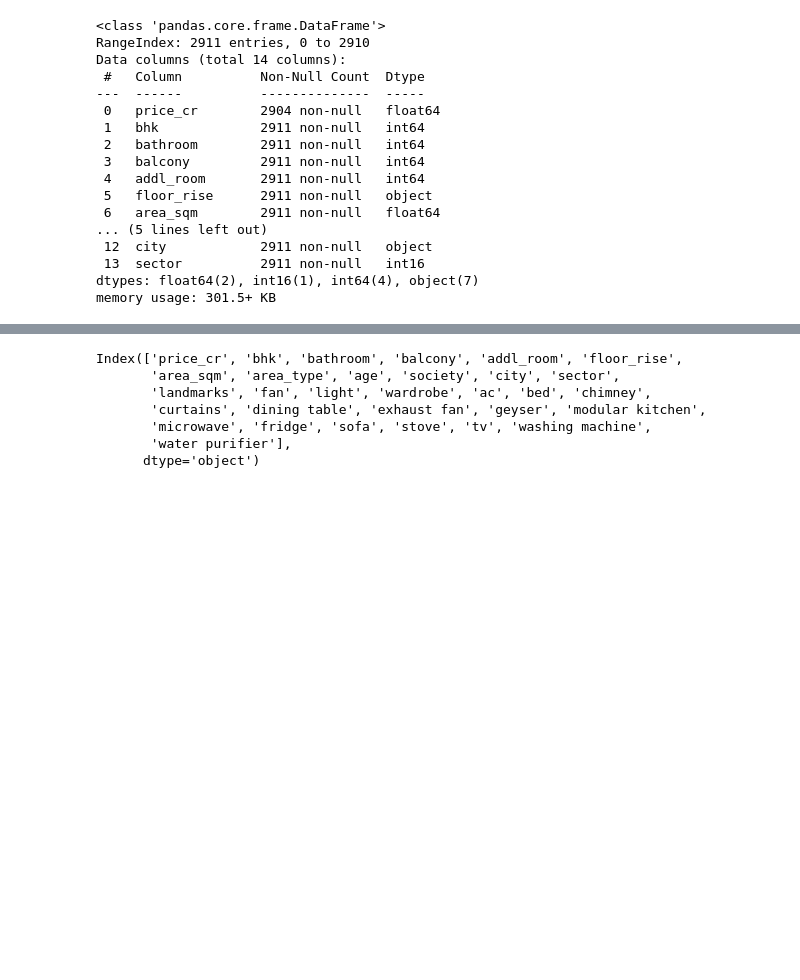
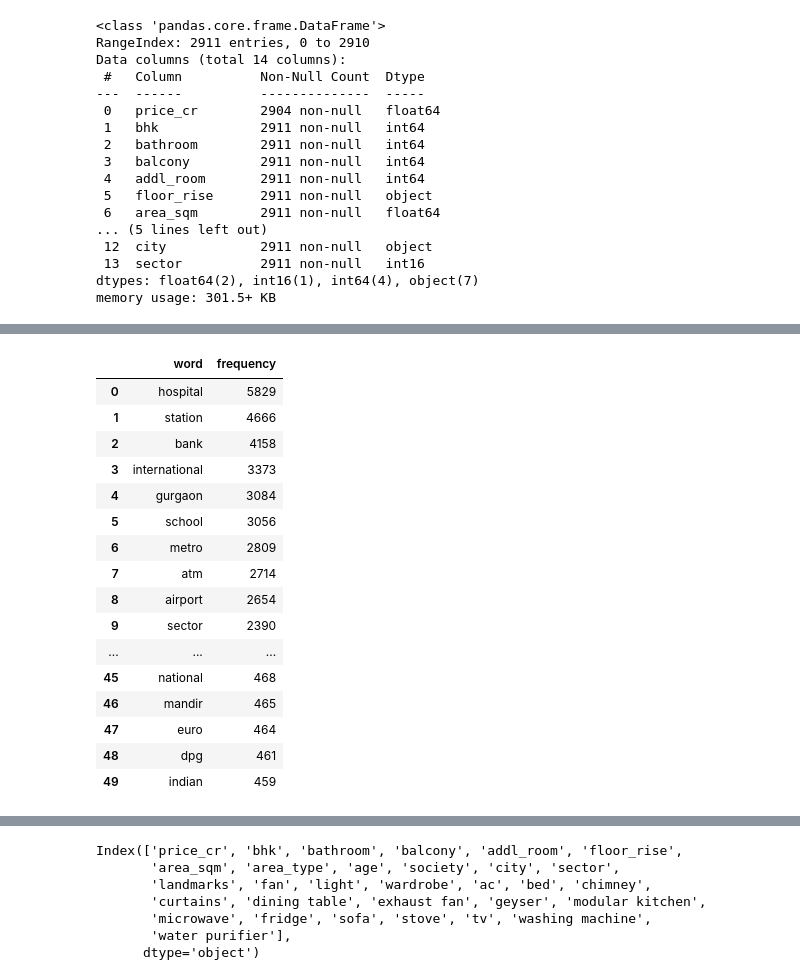
Before and after one commit to grv08singh/14_Proj_ML_99Acres, a Jupyter notebook: 04_FeatureEngg_FeatureExtraction.ipynb, the cells around one changed output, grey strips where cells are left out. Saved outputs shown, nothing was run; the diff lists cells and outputs as text; code cells hidden in the pictures; blank space fills up the shorter version.

```diff
--- a/04_FeatureEngg_FeatureExtraction.ipynb
+++ b/04_FeatureEngg_FeatureExtraction.ipynb
@@ -250,3 +253,45 @@ df.sample(4)
+# %%
+import ast
+from collections import Counter
+
+df['landmark_1'] = df['landmarks'].apply(
+    lambda x: ast.literal_eval(x) if isinstance(x, str) else x
+)
+
+stopwords = {'the', 'a', 'an', 'and', 'of', 'in', 'at', 'to', 'is', 'for', 'on'}
+
+all_words = []
+for landmark_list in df['landmarks']:
+    for landmark in landmark_list:
+        # Lowercase, remove special characters, split into words
+        words = re.sub(r'[^a-z0-9\s]', '', landmark.lower()).split()
+        # Filter stopwords and short tokens
+        filtered = [w for w in words if w not in stopwords and len(w) > 2]
+        all_words.extend(filtered)
+
+word_freq = Counter(all_words)
+
+top_n = 50
+freq_df = pd.DataFrame(word_freq.most_common(top_n), columns=['word', 'frequency'])
+freq_df
+# %% [output]
+|  | word | frequency |
+| 0 | hospital | 5829 |
+| 1 | station | 4666 |
+| 2 | bank | 4158 |
+| 3 | international | 3373 |
+| 4 | gurgaon | 3084 |
+| 5 | school | 3056 |
+| 6 | metro | 2809 |
+| 7 | atm | 2714 |
+| 8 | airport | 2654 |
+| 9 | sector | 2390 |
+| ... | ... | ... |
+| 45 | national | 468 |
+| 46 | mandir | 465 |
+| 47 | euro | 464 |
+| 48 | dpg | 461 |
+| 49 | indian | 459 |
 # %%
 general_landmarks = ['mandir','bank','school','hospital','clinic','atm','nursing','dental',
                     'medical','eye','metro','station','railway','pizza','college','golf',
```
Also changed, not shown: parts of 7 cells of this notebook, 2 other files.
